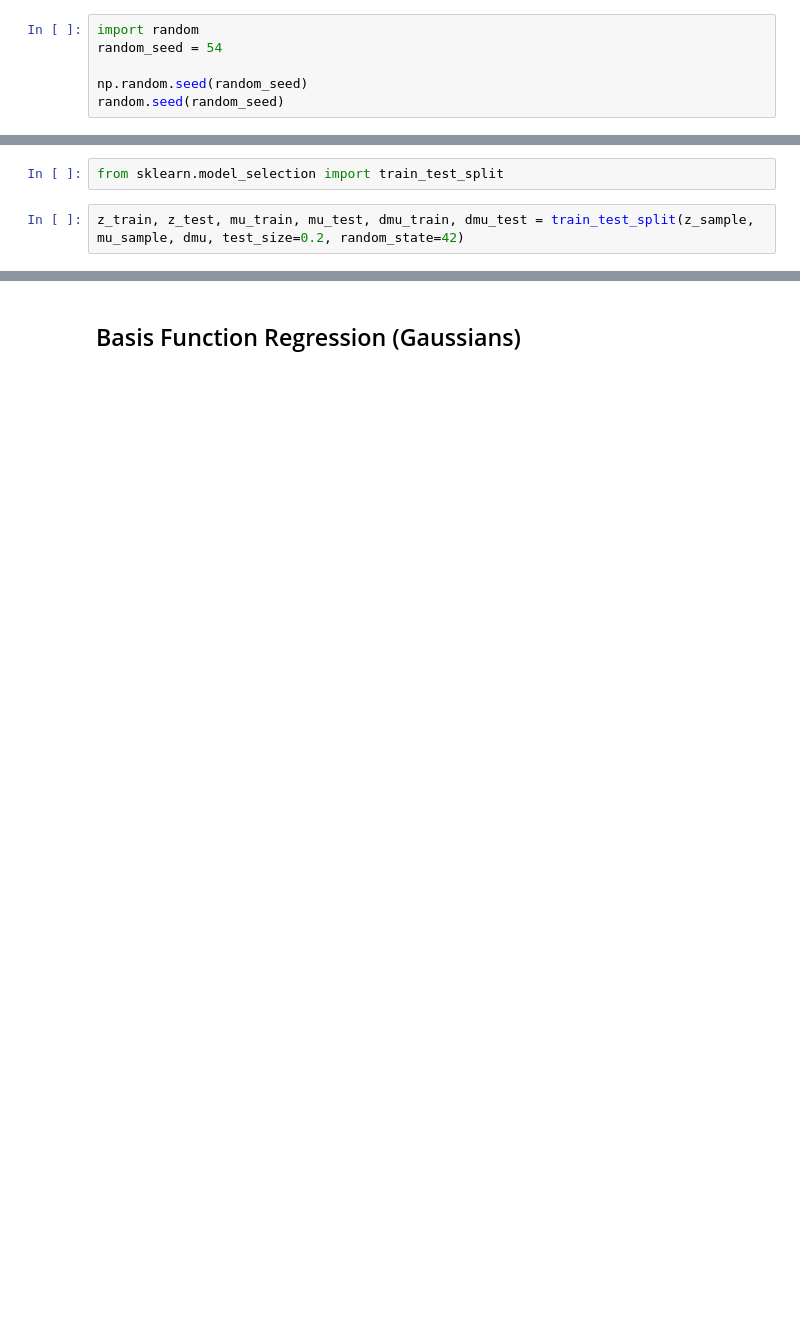
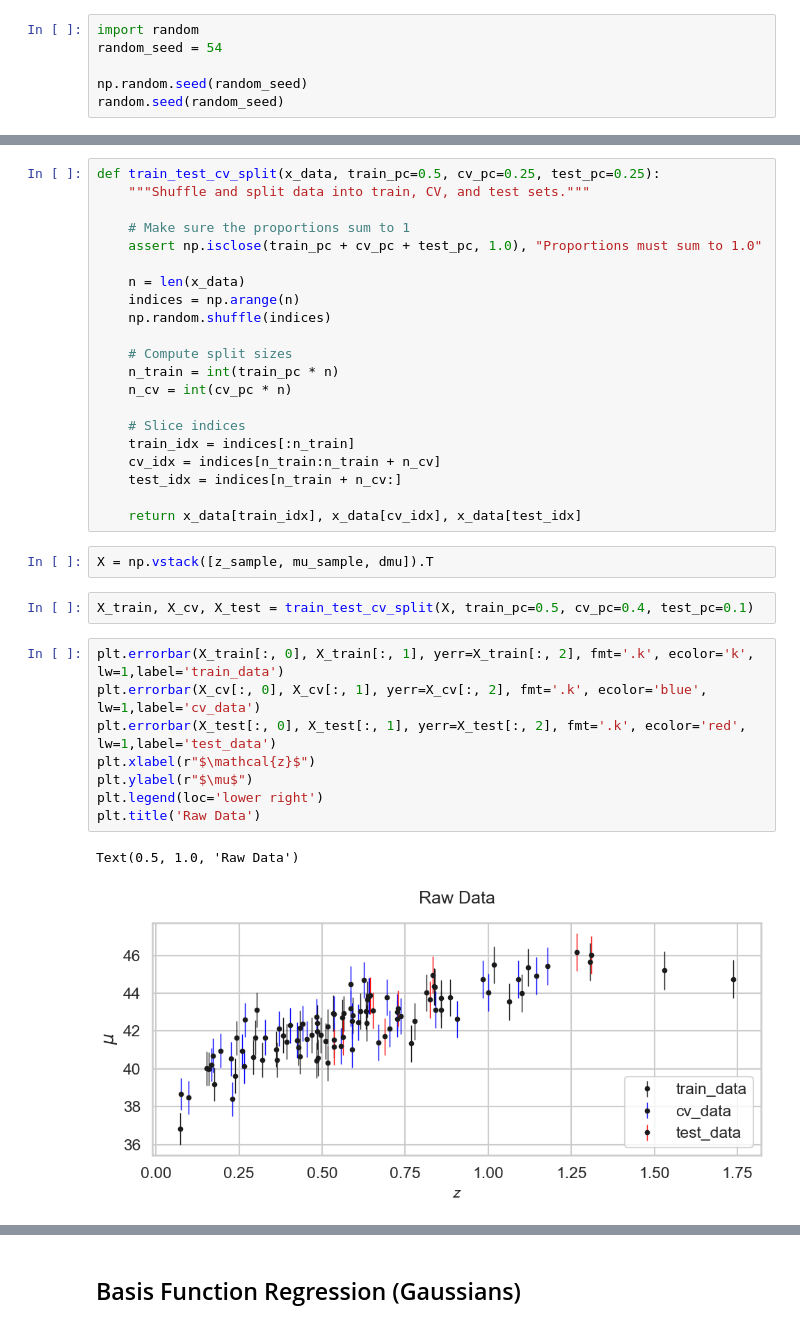
Before and after one commit to Richardforphys/Astrostatistics, a Jupyter notebook: Notebooks/Exam/supernovae_part1.ipynb, the cells around one changed output, grey strips where cells are left out. Saved outputs shown, nothing was run; the diff lists cells and outputs as text; blank space fills up the shorter version.

```diff
--- a/Notebooks/Exam/supernovae_part1.ipynb
+++ b/Notebooks/Exam/supernovae_part1.ipynb
@@ -40,4 +97,36 @@ random.seed(random_seed)
-# %%
-from sklearn.model_selection import train_test_split
+# %%
+def train_test_cv_split(x_data, train_pc=0.5, cv_pc=0.25, test_pc=0.25):
+    """Shuffle and split data into train, CV, and test sets."""
+
+    # Make sure the proportions sum to 1
+    assert np.isclose(train_pc + cv_pc + test_pc, 1.0), "Proportions must sum to 1.0"
+
+    n = len(x_data)
+    indices = np.arange(n)
+    np.random.shuffle(indices)
+
+    # Compute split sizes
+    n_train = int(train_pc * n)
+    n_cv = int(cv_pc * n)
+
+    # Slice indices
+    train_idx = indices[:n_train]
+    cv_idx = indices[n_train:n_train + n_cv]
+    test_idx = indices[n_train + n_cv:]
+
+    return x_data[train_idx], x_data[cv_idx], x_data[test_idx]
+# %%
+X = np.vstack([z_sample, mu_sample, dmu]).T
 # %%
-z_train, z_test, mu_train, mu_test, dmu_train, dmu_test = train_test_split(z_sample, mu_sample, dmu, test_size=0.2, random_state=42)
+X_train, X_cv, X_test = train_test_cv_split(X, train_pc=0.5, cv_pc=0.4, test_pc=0.1)
+# %%
+plt.errorbar(X_train[:, 0], X_train[:, 1], yerr=X_train[:, 2], fmt='.k', ecolor='k', lw=1,label='train_data')
+plt.errorbar(X_cv[:, 0], X_cv[:, 1], yerr=X_cv[:, 2], fmt='.k', ecolor='blue', lw=1,label='cv_data')
+plt.errorbar(X_test[:, 0], X_test[:, 1], yerr=X_test[:, 2], fmt='.k', ecolor='red', lw=1,label='test_data')
+plt.xlabel(r"$\mathcal{z}$")
+plt.ylabel(r"$\mu$")
+plt.legend(loc='lower right')
+plt.title('Raw Data')
+# %% [output]
+Text(0.5, 1.0, 'Raw Data')
+[figure, added]
```
Also changed, not shown: parts of 51 cells of this notebook, 3 other files.
